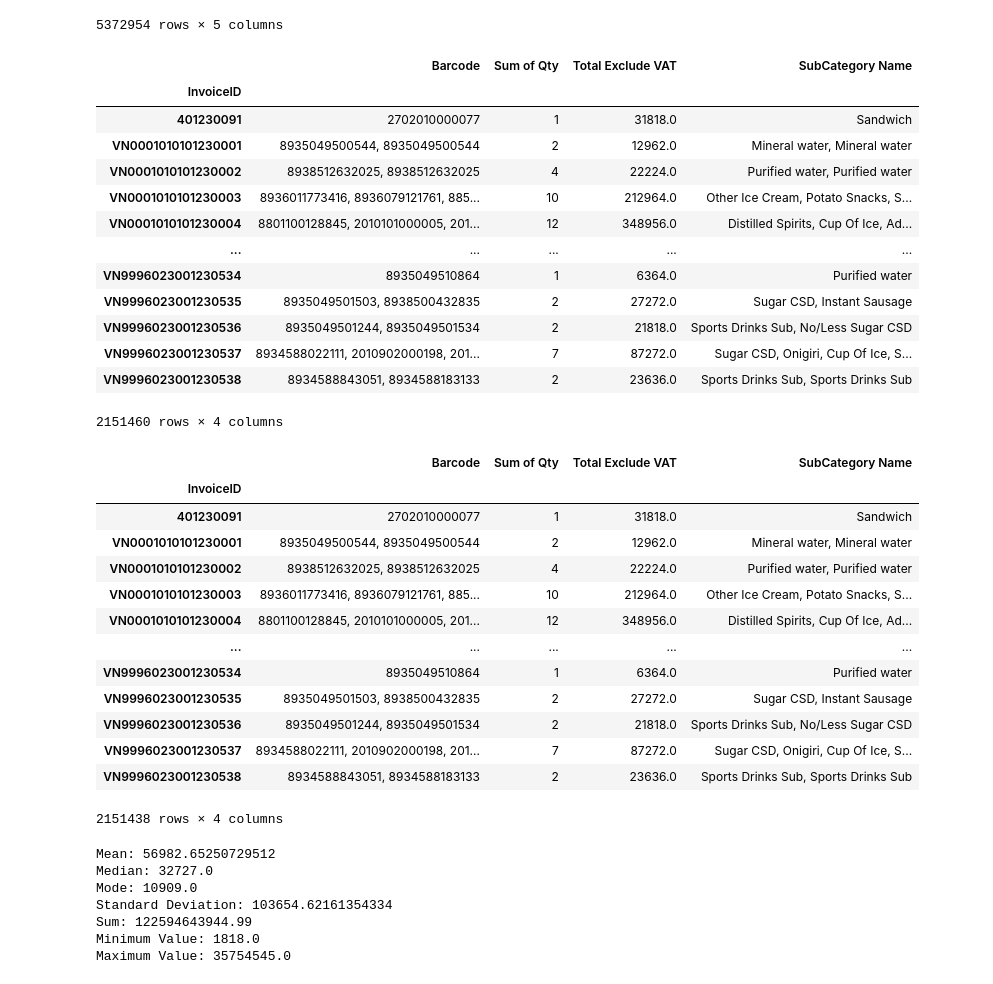
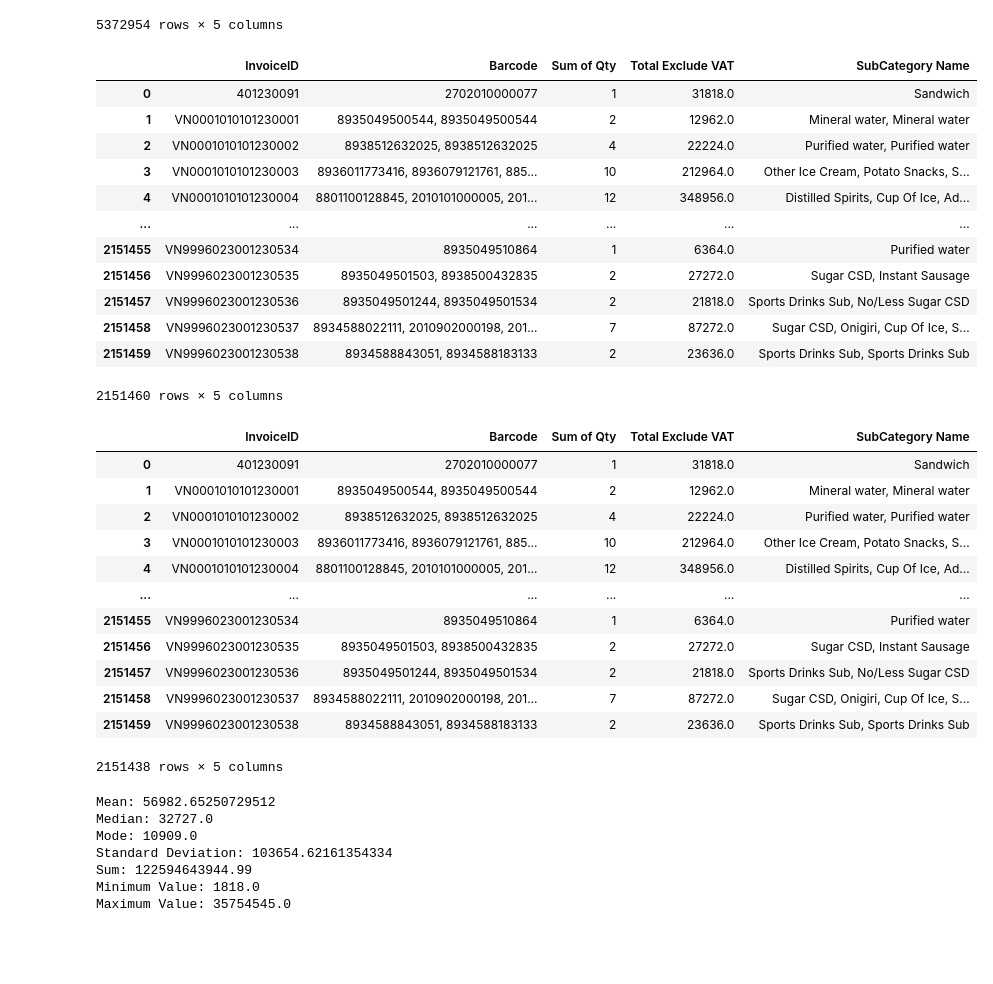
Before and after one commit to TrieuPH/python, a Jupyter notebook: Python/Data Analysis/Basket-Analysis_v3.3.ipynb, the cells around one changed output. Cells and saved outputs as stored; diff of their text form; code cells hidden in the pictures; blank space fills up the shorter version.

```diff
--- a/Python/Data Analysis/Basket-Analysis_v3.3.ipynb
+++ b/Python/Data Analysis/Basket-Analysis_v3.3.ipynb
@@ -61,14 +61,12 @@ with concurrent.futures.ThreadPoolExecutor() as executor:
     #     executor.submit(excel2csv,file)
 # %%
 import pandas as pd
-from mlxtend.preprocessing import TransactionEncoder
-from mlxtend.frequent_patterns import apriori, association_rules
 
 # Sample data
 dtypes = {'InvoiceID': str, 'Barcode': str, 'Sum of Qty': str, 'Total Exclude VAT': str, 'SubCategory Name': str}
 # df = pd.read_csv(r'C:\Users\minhtriet.pham\Desktop\New folder\Quantity\dataM3.csv', dtype=dtypes, on_bad_lines='warn')
 # df = pd.read_csv(r'C:\Users\minhtriet.pham\Desktop\New folder\Quantity\dataM3.csv', dtype=dtypes, on_bad_lines='warn')
-df = pd.read_csv(r'C:\Users\Trieu Pham\OneDrive - BTM Global Consulting\Projects\data csv\dataM1.csv', dtype=dtypes, on_bad_lines='warn')
+df = pd.read_csv(r'C:\Users\trieu.pham\OneDrive - BTM Global Consulting\Projects\data csv\dataM1.csv', dtype=dtypes, on_bad_lines='warn')
 
 df['Sum of Qty'] = pd.to_numeric(df['Sum of Qty'], errors='coerce').fillna(0).astype(int)
 df['Total Exclude VAT'] = pd.to_numeric(df['Total Exclude VAT'], errors='coerce').fillna(0).astype(float)
@@ -148,30 +146,28 @@ df_filtered
 # %%
 import pandas as pd
 import numpy as np
 
 # filter out rows where 'Sum of Qty' or 'Total Exclude VAT' are zero
-# df_filtered = df[(df['Sum of Qty'] > 0) & (df['Total Exclude VAT'] > 0)]
 
 group_by_invoice = df_filtered.dropna().groupby('InvoiceID').agg({'Barcode': lambda x: ', '.join(x.astype(str)),
                                       'Sum of Qty': 'sum',
                                       'Total Exclude VAT': 'sum',
-                                      'SubCategory Name': lambda x: ', '.join(x.astype(str))})
+                                      'SubCategory Name': lambda x: ', '.join(x.astype(str))}).reset_index()
 group_by_invoice
 # %% [output]
-|  | Barcode | Sum of Qty | Total Exclude VAT | SubCategory Name |
-| InvoiceID |  |  |  |  |
-| 401230091 | 2702010000077 | 1 | 31818.0 | Sandwich |
-| VN0001010101230001 | 8935049500544, 8935049500544 | 2 | 12962.0 | Mineral water, Mineral water |
-| VN0001010101230002 | 8938512632025, 8938512632025 | 4 | 22224.0 | Purified water, Purified water |
-| VN0001010101230003 | 8936011773416, 8936079121761, 885... | 10 | 212964.0 | Other Ice Cream, Potato Snacks, S... |
-| VN0001010101230004 | 8801100128845, 2010101000005, 201... | 12 | 348956.0 | Distilled Spirits, Cup Of Ice, Ad... |
-| ... | ... | ... | ... | ... |
-| VN9996023001230534 | 8935049510864 | 1 | 6364.0 | Purified water |
-| VN9996023001230535 | 8935049501503, 8938500432835 | 2 | 27272.0 | Sugar CSD, Instant Sausage |
-| VN9996023001230536 | 8935049501244, 8935049501534 | 2 | 21818.0 | Sports Drinks Sub, No/Less Sugar CSD |
-| VN9996023001230537 | 8934588022111, 2010902000198, 201... | 7 | 87272.0 | Sugar CSD, Onigiri, Cup Of Ice, S... |
-| VN9996023001230538 | 8934588843051, 8934588183133 | 2 | 23636.0 | Sports Drinks Sub, Sports Drinks Sub |
+|  | InvoiceID | Barcode | Sum of Qty | Total Exclude VAT | SubCategory Name |
+| 0 | 401230091 | 2702010000077 | 1 | 31818.0 | Sandwich |
+| 1 | VN0001010101230001 | 8935049500544, 8935049500544 | 2 | 12962.0 | Mineral water, Mineral water |
+| 2 | VN0001010101230002 | 8938512632025, 8938512632025 | 4 | 22224.0 | Purified water, Purified water |
+| 3 | VN0001010101230003 | 8936011773416, 8936079121761, 885... | 10 | 212964.0 | Other Ice Cream, Potato Snacks, S... |
+| 4 | VN0001010101230004 | 8801100128845, 2010101000005, 201... | 12 | 348956.0 | Distilled Spirits, Cup Of Ice, Ad... |
+| ... | ... | ... | ... | ... | ... |
+| 2151455 | VN9996023001230534 | 8935049510864 | 1 | 6364.0 | Purified water |
+| 2151456 | VN9996023001230535 | 8935049501503, 8938500432835 | 2 | 27272.0 | Sugar CSD, Instant Sausage |
+| 2151457 | VN9996023001230536 | 8935049501244, 8935049501534 | 2 | 21818.0 | Sports Drinks Sub, No/Less Sugar CSD |
+| 2151458 | VN9996023001230537 | 8934588022111, 2010902000198, 201... | 7 | 87272.0 | Sugar CSD, Onigiri, Cup Of Ice, S... |
+| 2151459 | VN9996023001230538 | 8934588843051, 8934588183133 | 2 | 23636.0 | Sports Drinks Sub, Sports Drinks Sub |
-2151460 rows × 4 columns
+2151460 rows × 5 columns
 # %%
 # filter group_by_invoice by upper_bound and lower_bound
 upper_bound = 50000000
@@ -181,20 +177,19 @@ group_by_invoice_filtered = group_by_invoice[(group_by_invoice['Total Exclude VA
 
 group_by_invoice_filtered
 # %% [output]
-|  | Barcode | Sum of Qty | Total Exclude VAT | SubCategory Name |
-| InvoiceID |  |  |  |  |
-| 401230091 | 2702010000077 | 1 | 31818.0 | Sandwich |
-| VN0001010101230001 | 8935049500544, 8935049500544 | 2 | 12962.0 | Mineral water, Mineral water |
-| VN0001010101230002 | 8938512632025, 8938512632025 | 4 | 22224.0 | Purified water, Purified water |
-| VN0001010101230003 | 8936011773416, 8936079121761, 885... | 10 | 212964.0 | Other Ice Cream, Potato Snacks, S... |
-| VN0001010101230004 | 8801100128845, 2010101000005, 201... | 12 | 348956.0 | Distilled Spirits, Cup Of Ice, Ad... |
-| ... | ... | ... | ... | ... |
-| VN9996023001230534 | 8935049510864 | 1 | 6364.0 | Purified water |
-| VN9996023001230535 | 8935049501503, 8938500432835 | 2 | 27272.0 | Sugar CSD, Instant Sausage |
-| VN9996023001230536 | 8935049501244, 8935049501534 | 2 | 21818.0 | Sports Drinks Sub, No/Less Sugar CSD |
-| VN9996023001230537 | 8934588022111, 2010902000198, 201... | 7 | 87272.0 | Sugar CSD, Onigiri, Cup Of Ice, S... |
-| VN9996023001230538 | 8934588843051, 8934588183133 | 2 | 23636.0 | Sports Drinks Sub, Sports Drinks Sub |
+|  | InvoiceID | Barcode | Sum of Qty | Total Exclude VAT | SubCategory Name |
+| 0 | 401230091 | 2702010000077 | 1 | 31818.0 | Sandwich |
+| 1 | VN0001010101230001 | 8935049500544, 8935049500544 | 2 | 12962.0 | Mineral water, Mineral water |
+| 2 | VN0001010101230002 | 8938512632025, 8938512632025 | 4 | 22224.0 | Purified water, Purified water |
+| 3 | VN0001010101230003 | 8936011773416, 8936079121761, 885... | 10 | 212964.0 | Other Ice Cream, Potato Snacks, S... |
+| 4 | VN0001010101230004 | 8801100128845, 2010101000005, 201... | 12 | 348956.0 | Distilled Spirits, Cup Of Ice, Ad... |
+| ... | ... | ... | ... | ... | ... |
+| 2151455 | VN9996023001230534 | 8935049510864 | 1 | 6364.0 | Purified water |
+| 2151456 | VN9996023001230535 | 8935049501503, 8938500432835 | 2 | 27272.0 | Sugar CSD, Instant Sausage |
+| 2151457 | VN9996023001230536 | 8935049501244, 8935049501534 | 2 | 21818.0 | Sports Drinks Sub, No/Less Sugar CSD |
+| 2151458 | VN9996023001230537 | 8934588022111, 2010902000198, 201... | 7 | 87272.0 | Sugar CSD, Onigiri, Cup Of Ice, S... |
+| 2151459 | VN9996023001230538 | 8934588843051, 8934588183133 | 2 | 23636.0 | Sports Drinks Sub, Sports Drinks Sub |
-2151438 rows × 4 columns
+2151438 rows × 5 columns
 # %%
 import statistics
 from scipy import stats
```
Also changed, not shown: parts of 5 cells of this notebook, 9 other files.
